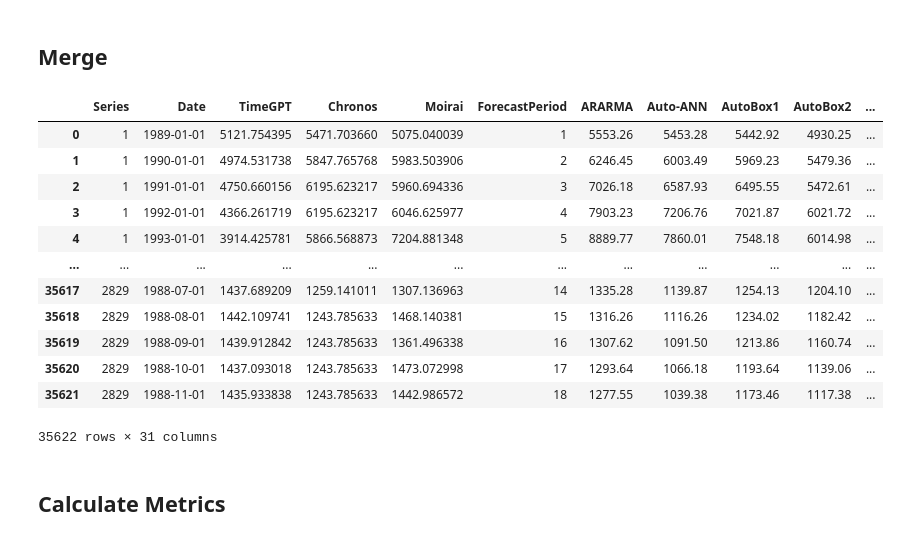
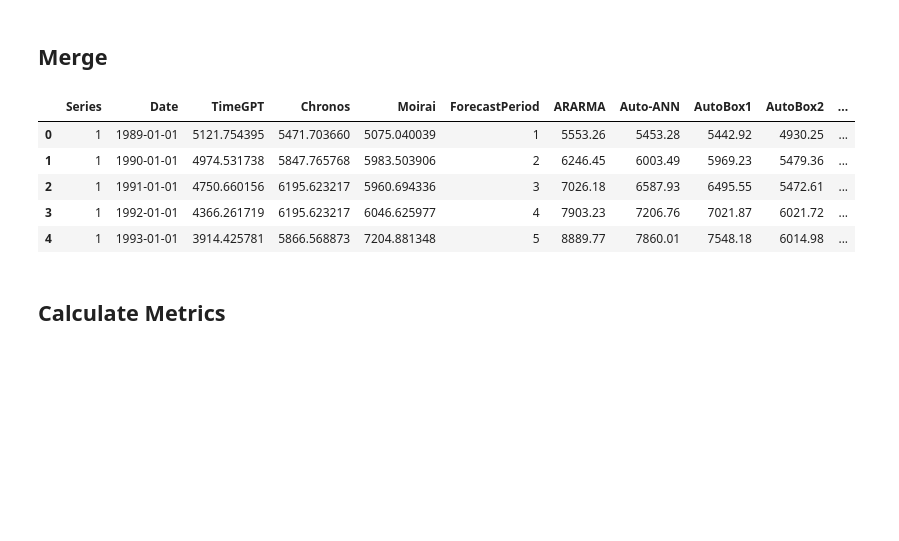
Before and after one commit to tom-alten/OutsmartingTime, a Jupyter notebook: Analysis/forecast_period_viz.ipynb, the cells around one changed output. Drawn from its saved outputs; the diff is of its cells as text; code cells hidden in the pictures; blank space fills up the shorter version.

```diff
--- a/Analysis/forecast_period_viz.ipynb
+++ b/Analysis/forecast_period_viz.ipynb
@@ -44,28 +45,21 @@ actuals_df = pd.concat([actuals_year_df,
 # %%
 forecasts_df = pd.read_parquet("/Users/tomaltenborg/Documents/Master/Master thesis/Notebooks/Analysis/complete_forecast_data.parquet")
 
 results_df = pd.merge(forecasts_df, actuals_df[['Series', 'Date', 'Value', 'Category', 'NF']], how='left', on=['Series', 'Date'])
 
 results_df.rename(columns={'Value': 'Actual'}, inplace=True)
 
-#results_df.to_parquet('results.parquet', index=False, compression='snappy', engine='pyarrow')
+# results_df.to_parquet('results.parquet', index=False, compression='snappy', engine='pyarrow')
 # results_df.to_csv('results.csv')
 
-results_df
+results_df.head()
 # %% [output]
 |  | Series | Date | TimeGPT | Chronos | Moirai | ForecastPeriod | ARARMA | Auto-ANN | AutoBox1 | AutoBox2 | ... |
 | 0 | 1 | 1989-01-01 | 5121.754395 | 5471.703660 | 5075.040039 | 1 | 5553.26 | 5453.28 | 5442.92 | 4930.25 | ... |
 | 1 | 1 | 1990-01-01 | 4974.531738 | 5847.765768 | 5983.503906 | 2 | 6246.45 | 6003.49 | 5969.23 | 5479.36 | ... |
 | 2 | 1 | 1991-01-01 | 4750.660156 | 6195.623217 | 5960.694336 | 3 | 7026.18 | 6587.93 | 6495.55 | 5472.61 | ... |
 | 3 | 1 | 1992-01-01 | 4366.261719 | 6195.623217 | 6046.625977 | 4 | 7903.23 | 7206.76 | 7021.87 | 6021.72 | ... |
 | 4 | 1 | 1993-01-01 | 3914.425781 | 5866.568873 | 7204.881348 | 5 | 8889.77 | 7860.01 | 7548.18 | 6014.98 | ... |
-| ... | ... | ... | ... | ... | ... | ... | ... | ... | ... | ... | ... |
-| 35617 | 2829 | 1988-07-01 | 1437.689209 | 1259.141011 | 1307.136963 | 14 | 1335.28 | 1139.87 | 1254.13 | 1204.10 | ... |
-| 35618 | 2829 | 1988-08-01 | 1442.109741 | 1243.785633 | 1468.140381 | 15 | 1316.26 | 1116.26 | 1234.02 | 1182.42 | ... |
-| 35619 | 2829 | 1988-09-01 | 1439.912842 | 1243.785633 | 1361.496338 | 16 | 1307.62 | 1091.50 | 1213.86 | 1160.74 | ... |
-| 35620 | 2829 | 1988-10-01 | 1437.093018 | 1243.785633 | 1473.072998 | 17 | 1293.64 | 1066.18 | 1193.64 | 1139.06 | ... |
-| 35621 | 2829 | 1988-11-01 | 1435.933838 | 1243.785633 | 1442.986572 | 18 | 1277.55 | 1039.38 | 1173.46 | 1117.38 | ... |
-35622 rows × 31 columns
 # %% [markdown]
 ## Calculate Metrics
 # %%
```
Also changed, not shown: parts of 22 cells of this notebook.
